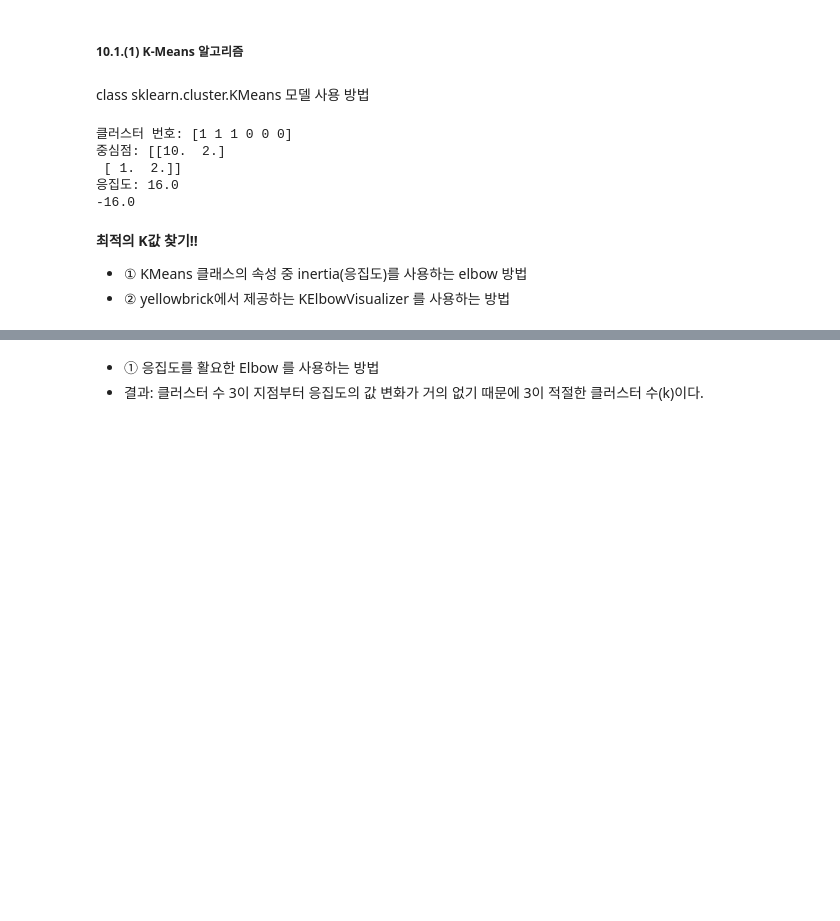
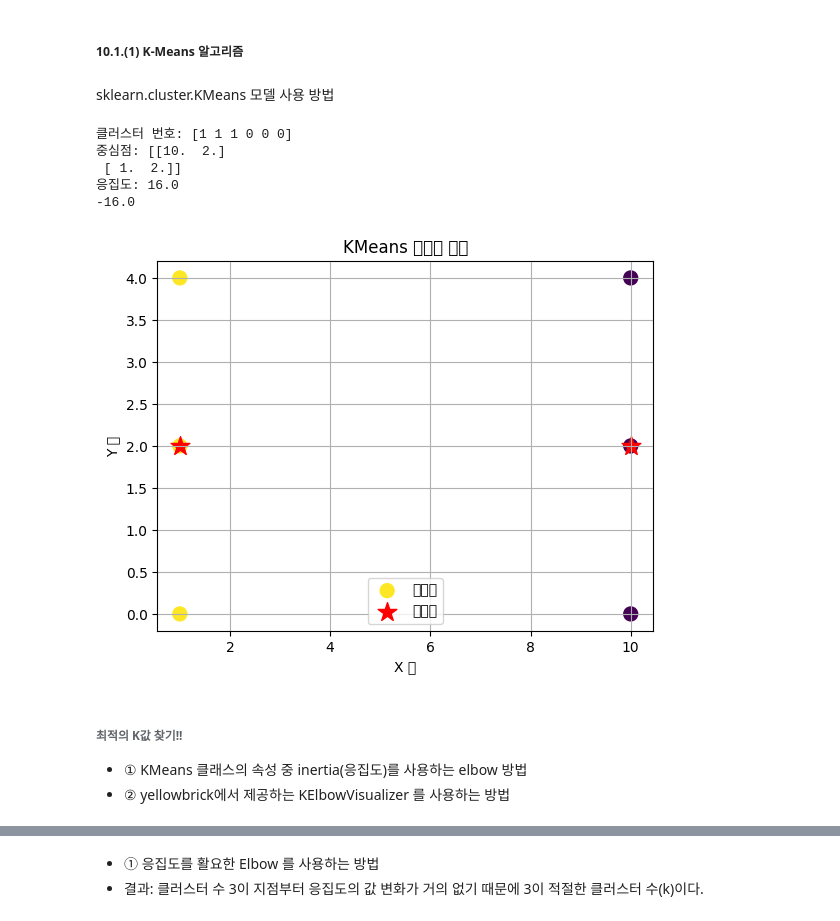
Before and after one commit to among5094/Big-Data-Integrated-Analysis, a Jupyter notebook: week12_CH10_클러스터링을_활용한_쇼핑몰_회원관리/week12_CH10_클러스터링을_활용한_쇼핑몰_회원관리.ipynb, the cells around one changed output, grey strips where cells are left out. Saved outputs shown, nothing was run; the diff lists cells and outputs as text; code cells hidden in the pictures; blank space fills up the shorter version.

```diff
--- a/week12_CH10_클러스터링을_활용한_쇼핑몰_회원관리/week12_CH10_클러스터링을_활용한_쇼핑몰_회원관리.ipynb
+++ b/week12_CH10_클러스터링을_활용한_쇼핑몰_회원관리/week12_CH10_클러스터링을_활용한_쇼핑몰_회원관리.ipynb
@@ -9,40 +9,63 @@
 # %% [markdown]
 ##### 10.1.(1) K-Means 알고리즘
 # %% [markdown]
-class sklearn.cluster.KMeans 모델 사용 방법
+sklearn.cluster.KMeans 모델 사용 방법
 # %%
 from sklearn.cluster import KMeans
 import numpy as np
+import matplotlib.pyplot as plt
+
 
 # 학습 데이터 정의 (6개의 2차원 좌표)
 X = np.array([[1, 2], [1, 4], [1, 0],
               [10, 2], [10, 4], [10, 0]])
 
 # KMeans 모델 생성 (2개의 클러스터로 나누기)
 kmeans = KMeans(n_clusters=2)
 
-# 모델 학습
+# 모델 학습 - 비지도학습
 kmeans.fit(X)
 
 # 각 데이터가 속한 클러스터(0 또는 1)
 # KMeans가 데이터의 특성을 보고 자체적으로 군집을 나눈 결과
 print(f'클러스터 번호: {kmeans.labels_}')
 
 # 각 클러스터의 중심 좌표
 print(f'중심점: {kmeans.cluster_centers_}')
 
-# 응집도(Inertia): 클러스터 내 거리 제곱합 (작을수록 좋음)
+# 응집도(Inertia): 클러스터 내 거리 제곱합 (반환값 양수, 작을수록 좋음)
 print(f'응집도: {kmeans.inertia_}')
 
-# score(): 음의 응집도를 반환 (-inertia_)
+# score(): 음의 응집도를 반환 (-inertia_), 절댓값이 작을수록 좋다.
 print(kmeans.score(X))
+
+# -------------------
+# 시각화 파트
+# -------------------
+
+# 각 데이터 포인트의 클러스터에 따라 색깔을 다르게 그림
+plt.scatter(X[:, 0], X[:, 1], c=kmeans.labels_, cmap='viridis', s=100, label='데이터')
+
+# 클러스터 중심점 그리기 (별모양)
+plt.scatter(kmeans.cluster_centers_[:, 0],
+            kmeans.cluster_centers_[:, 1],
+            s=200, c='red', marker='*', label='중심점')
+
+# 시각화 옵션
+plt.title('KMeans 군집화 결과')
+plt.xlabel('X 축')
+plt.ylabel('Y 축')
+plt.legend()
+plt.grid(True)
+plt.show()
 # %% [output]
 클러스터 번호: [1 1 1 0 0 0]
 중심점: [[10.  2.]
  [ 1.  2.]]
 응집도: 16.0
 -16.0
+[figure, added]
 # %% [markdown]
-**최적의 K값 찾기!!**
+###### 최적의 K값 찾기!!
 - ① KMeans 클래스의 속성 중 inertia(응집도)를 사용하는 elbow 방법
 - ② yellowbrick에서 제공하는 KElbowVisualizer 를 사용하는 방법
```
Also changed, not shown: parts of 1 cell of this notebook.
